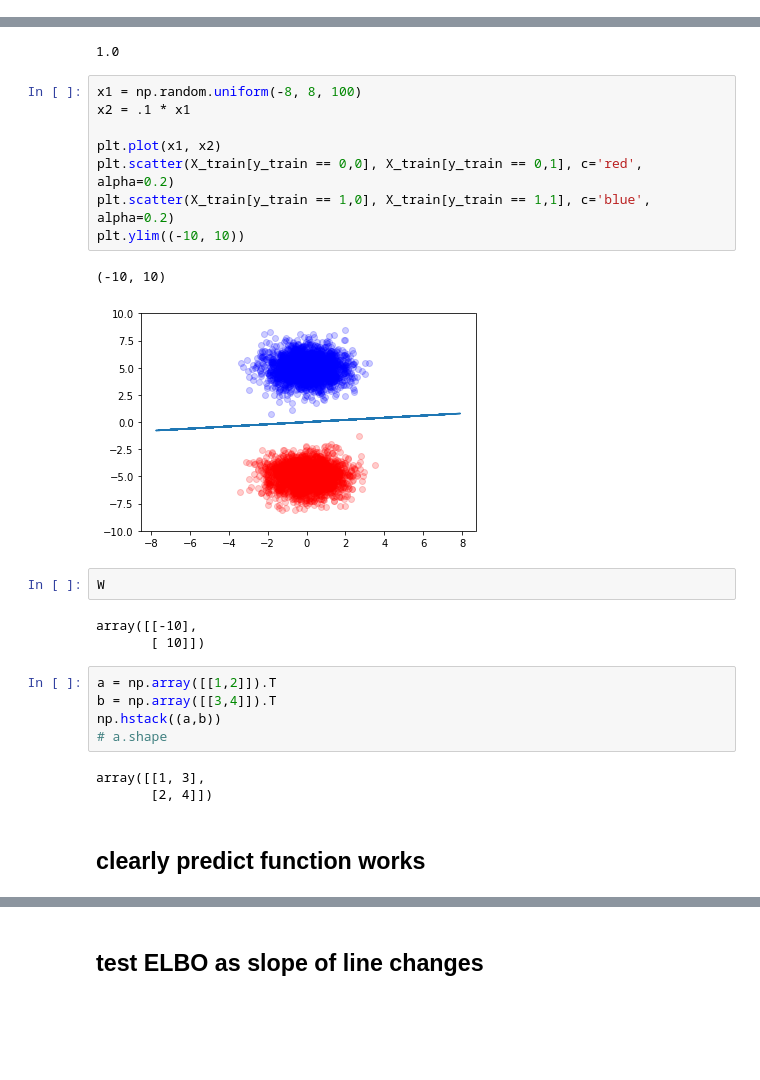
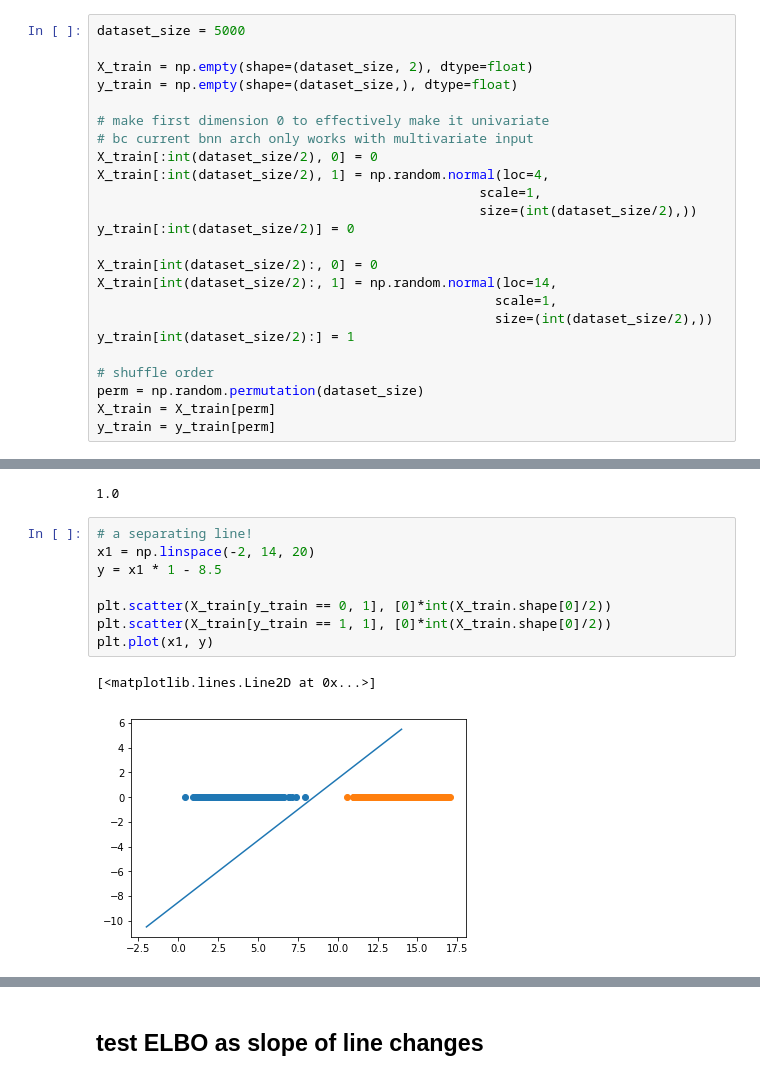
Before and after one commit to Emerson-Wenzel/BDL_final_project, a Jupyter notebook: Baysian_Logistic_regression_daniel.ipynb, the cells around one changed output, grey strips where cells are left out. Drawn from its saved outputs; the diff is of its cells as text; blank space fills up the shorter version.

```diff
--- a/Baysian_Logistic_regression_daniel.ipynb
+++ b/Baysian_Logistic_regression_daniel.ipynb
@@ -227,3 +244,27 @@ y_train = y_train[perm]
+# %%
+dataset_size = 5000
+
+X_train = np.empty(shape=(dataset_size, 2), dtype=float)
+y_train = np.empty(shape=(dataset_size,), dtype=float)
+
+# make first dimension 0 to effectively make it univariate
+# bc current bnn arch only works with multivariate input
+X_train[:int(dataset_size/2), 0] = 0
+X_train[:int(dataset_size/2), 1] = np.random.normal(loc=4,
+                                                 scale=1,
+                                                 size=(int(dataset_size/2),))
+y_train[:int(dataset_size/2)] = 0
+
+X_train[int(dataset_size/2):, 0] = 0
+X_train[int(dataset_size/2):, 1] = np.random.normal(loc=14,
+                                                   scale=1,
+                                                   size=(int(dataset_size/2),))
+y_train[int(dataset_size/2):] = 1
+
+# shuffle order
+perm = np.random.permutation(dataset_size)
+X_train = X_train[perm]
+y_train = y_train[perm]
 # %%
 from sklearn.linear_model import LogisticRegression
 lr = LogisticRegression()
@@ -232,28 +273,13 @@ lr.score(X_train, y_train)
 # %% [output]
 1.0
 # %%
-x1 = np.random.uniform(-8, 8, 100)
-x2 = .1 * x1
+# a separating line!
+x1 = np.linspace(-2, 14, 20)
+y = x1 * 1 - 8.5
 
-plt.plot(x1, x2)
-plt.scatter(X_train[y_train == 0,0], X_train[y_train == 0,1], c='red', alpha=0.2)
-plt.scatter(X_train[y_train == 1,0], X_train[y_train == 1,1], c='blue', alpha=0.2)
-plt.ylim((-10, 10))
+plt.scatter(X_train[y_train == 0, 1], [0]*int(X_train.shape[0]/2))
+plt.scatter(X_train[y_train == 1, 1], [0]*int(X_train.shape[0]/2))
+plt.plot(x1, y)
 # %% [output]
-(-10, 10)
+[<matplotlib.lines.Line2D at 0x...>]
-[figure, old version]
+[figure, new version]
-# %%
-W
-# %% [output]
-array([[-10],
-       [ 10]])
-# %%
-a = np.array([[1,2]]).T
-b = np.array([[3,4]]).T
-np.hstack((a,b))
-# a.shape
-# %% [output]
-array([[1, 3],
-       [2, 4]])
-# %% [markdown]
-## clearly predict function works
```
Also changed, not shown: parts of 14 cells of this notebook, 1 other file.
